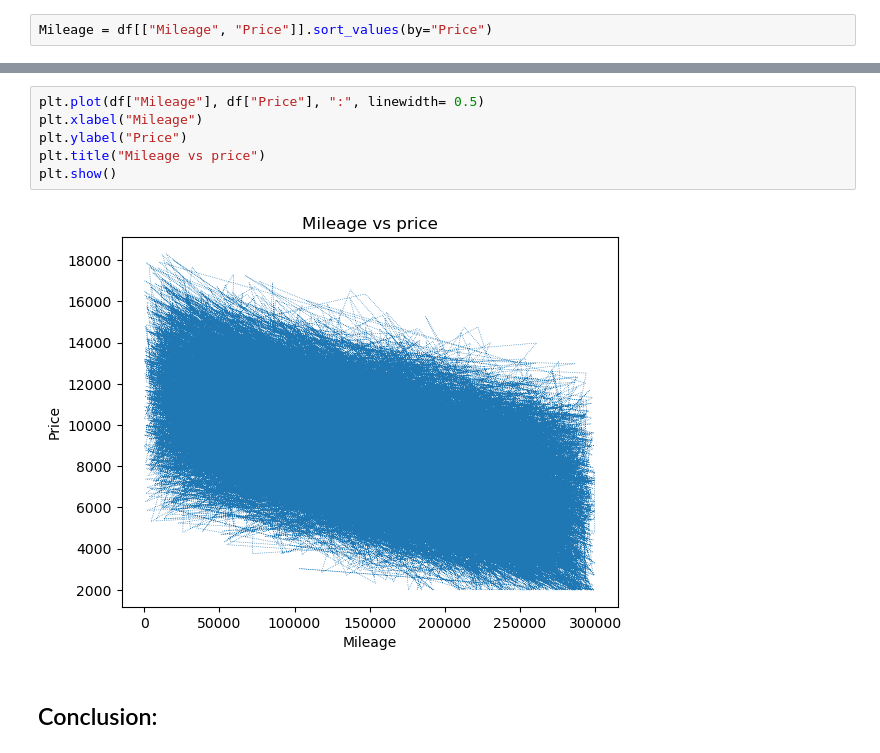
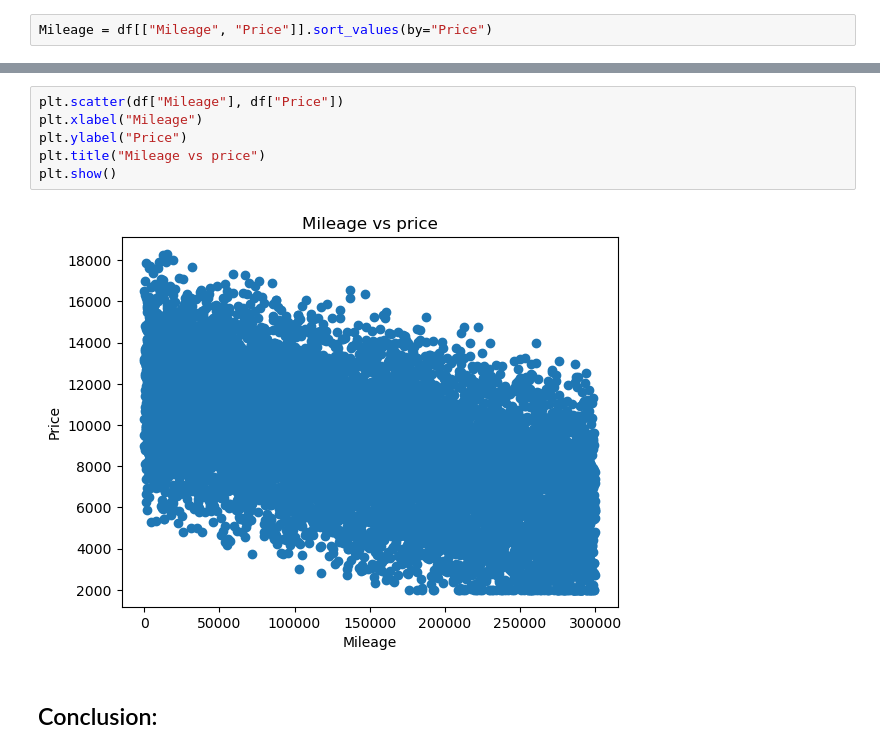
Before and after one commit to Fady-Foash97/Data-analysis-using-Pandas, a Jupyter notebook: Car prices.ipynb, the cells around one changed output, grey strips where cells are left out. Saved outputs shown, nothing was run; the diff lists cells and outputs as text.

```diff
--- a/Car prices.ipynb
+++ b/Car prices.ipynb
@@ -179,11 +177,11 @@ Mileage
 # %%
-plt.plot(df["Mileage"], df["Price"], ":", linewidth= 0.5)
+plt.scatter(df["Mileage"], df["Price"])
 plt.xlabel("Mileage")
 plt.ylabel("Price")
 plt.title("Mileage vs price")
 plt.show()
 # %% [output]
-[figure, old version]
+[figure, new version]
 # %% [markdown]
 ## Conclusion:
 # %% [markdown]
```
Also changed, not shown: parts of 16 cells of this notebook.
